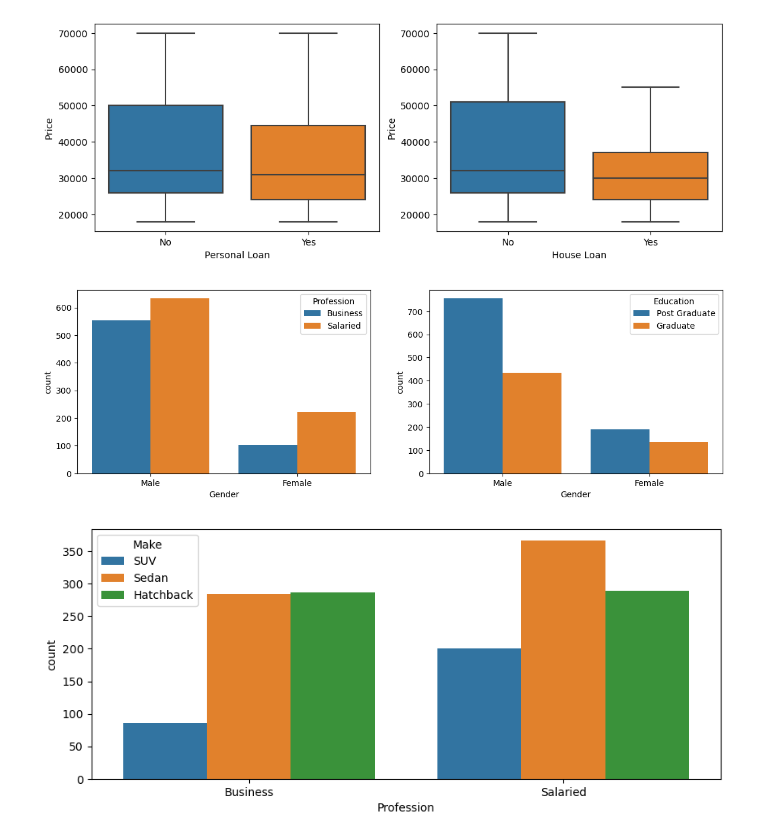
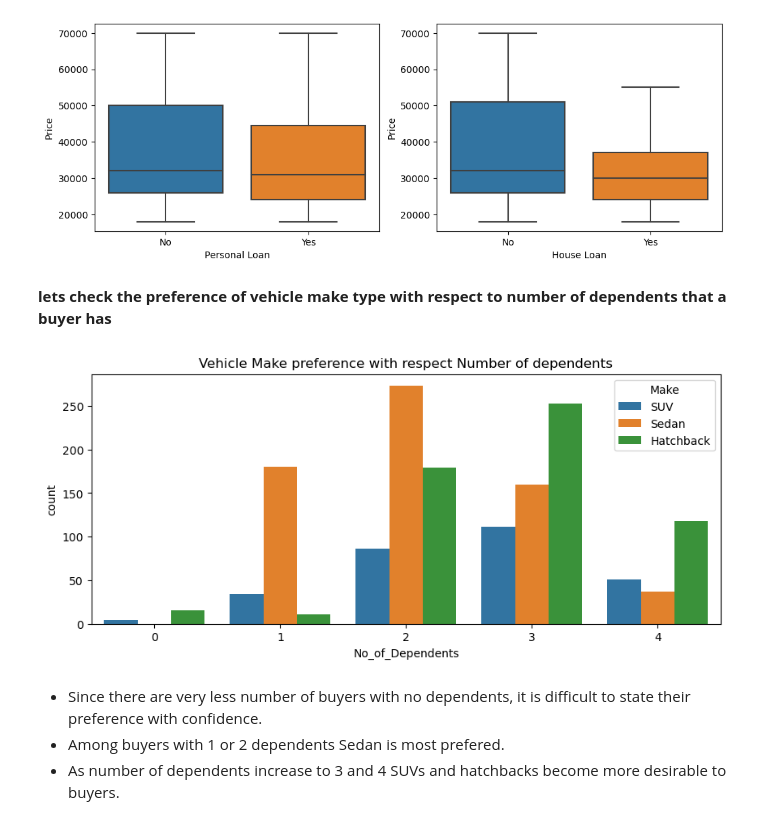
Before and after one commit to airbendor890/ML_AUG, a Jupyter notebook: PDS_project_Haraprasad_coded.ipynb, the cells around one changed output. Cells and saved outputs as stored; diff of their text form; code cells hidden in the pictures.

```diff
--- a/PDS_project_Haraprasad_coded.ipynb
+++ b/PDS_project_Haraprasad_coded.ipynb
@@ -605,20 +651,18 @@ plt.xlabel('House Loan')
 plt.show()
 # %% [output]
 [figure]
-# %%
-plt.figure(figsize=(14,4))
-plt.subplot(121)
-sns.countplot(data=df,x='Gender',hue='Profession')
-plt.subplot(122)
-sns.countplot(data=df,x='Gender',hue='Education')
-# plt.savefig('about_buyers.png',dpi=400)
-plt.show()
-# %% [output]
-[figure, removed]
-# %%
-plt.figure(figsize=(10,4))
-sns.countplot(data=df,x='Profession',hue='Make')
-# plt.savefig('make_type_profession.png',dpi=400)
-plt.show()
-# %% [output]
-[figure, removed]
+# %% [markdown]
+<b>lets check the preference of vehicle make type with respect to number of dependents that a buyer has</b>
+# %%
+plt.figure(figsize=(10,4))
+sns.countplot(data=df,x='No_of_Dependents',hue='Make')
+plt.title('Vehicle Make preference with respect Number of dependents')
+plt.show()
+# %% [output]
+[figure, added]
+# %% [markdown]
+<ul>
+    <li>Since there are very less number of buyers with no dependents, it is difficult to state their preference with confidence.</li>
+    <li>Among buyers with 1 or 2 dependents Sedan is most prefered.</li>
+    <li>As number of dependents increase to 3 and 4 SUVs and hatchbacks become more desirable to buyers.</li>
+</ul>
```
Also changed, not shown: parts of 15 cells of this notebook.
